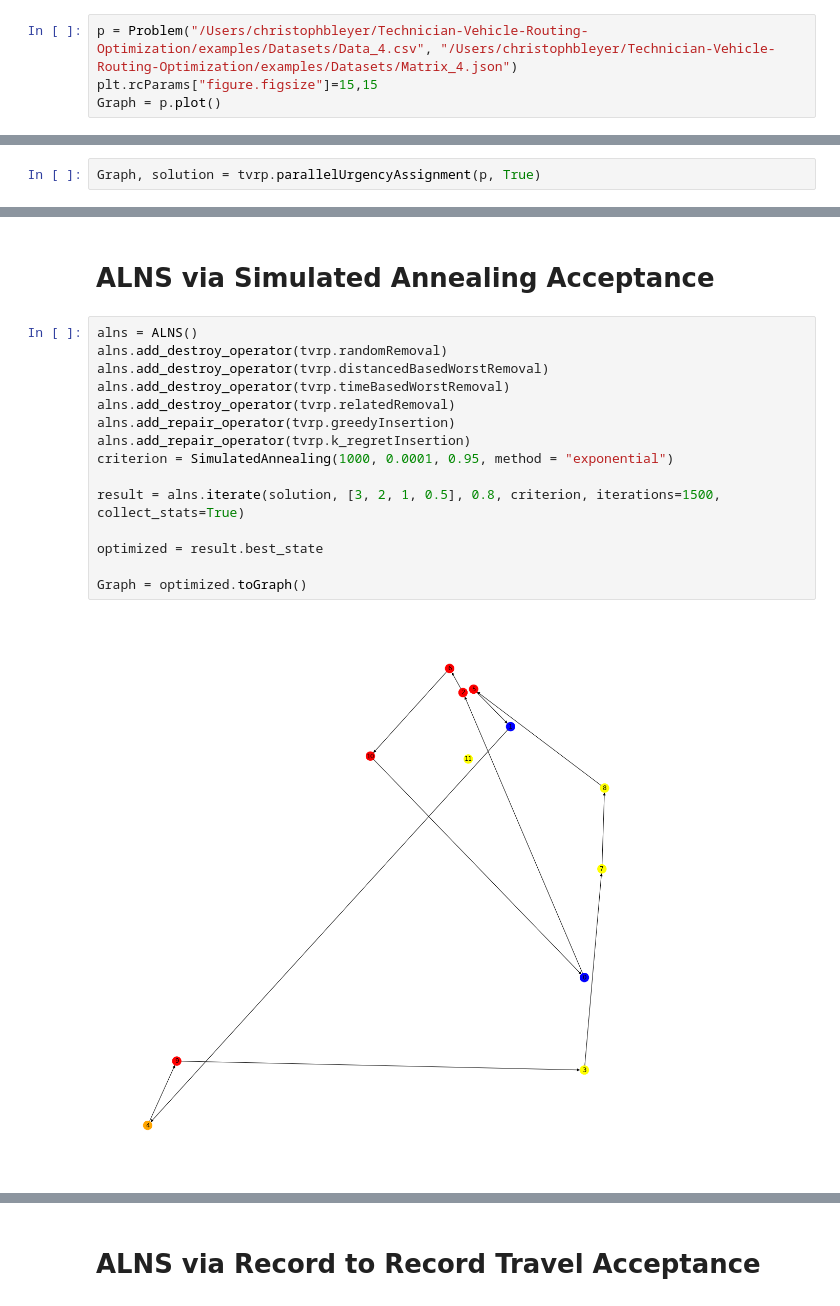
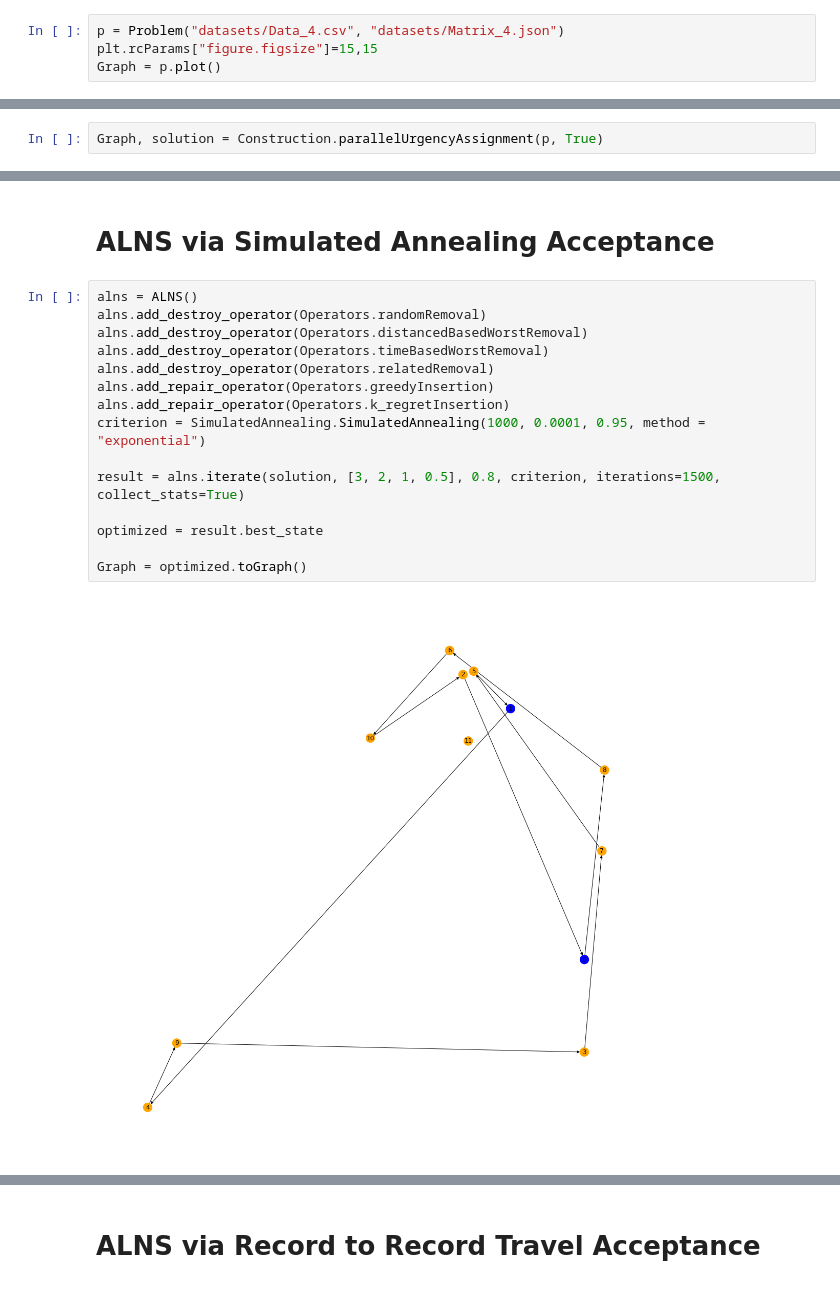
Before and after one commit to ChristophBleyer/ALNS, a Jupyter notebook: examples/Technician Vehicle Routing Optimization 2.ipynb, the cells around one changed output, grey strips where cells are left out. Saved outputs shown, nothing was run; the diff lists cells and outputs as text.

```diff
--- a/examples/Technician Vehicle Routing Optimization 2.ipynb
+++ b/examples/Technician Vehicle Routing Optimization 2.ipynb
@@ -7,7 +7,7 @@ import alns.TVRPAlgorithms as tvrp
 from alns.ALNS import ALNS
 from alns.criteria import HillClimbing, SimulatedAnnealing, RecordToRecordTravel, ThresholdAcceptance
 # %%
-p = Problem("/Users/christophbleyer/Technician-Vehicle-Routing-Optimization/examples/Datasets/Data_4.csv", "/Users/christophbleyer/Technician-Vehicle-Routing-Optimization/examples/Datasets/Matrix_4.json")
+p = Problem("datasets/Data_4.csv", "datasets/Matrix_4.json")
 plt.rcParams["figure.figsize"]=15,15
 Graph = p.plot()
 # %% [output]
@@ -15,5 +15,5 @@ Graph = p.plot()
 # %% [markdown]
 # Urgency Assignment via asymetric normalized tansini affinity
 # %%
-Graph, solution = tvrp.parallelUrgencyAssignment(p, True)
+Graph, solution = Construction.parallelUrgencyAssignment(p, True)
 # %% [output]
@@ -77,21 +77,21 @@ result.plot_operator_counts(figure=figure, title="Operator diagnostics", legend=
  # ALNS via Simulated Annealing Acceptance
 # %%
 alns = ALNS()
-alns.add_destroy_operator(tvrp.randomRemoval)
-alns.add_destroy_operator(tvrp.distancedBasedWorstRemoval)
-alns.add_destroy_operator(tvrp.timeBasedWorstRemoval)
-alns.add_destroy_operator(tvrp.relatedRemoval)
-alns.add_repair_operator(tvrp.greedyInsertion)
-alns.add_repair_operator(tvrp.k_regretInsertion)
-criterion = SimulatedAnnealing(1000, 0.0001, 0.95, method = "exponential")
+alns.add_destroy_operator(Operators.randomRemoval)
+alns.add_destroy_operator(Operators.distancedBasedWorstRemoval)
+alns.add_destroy_operator(Operators.timeBasedWorstRemoval)
+alns.add_destroy_operator(Operators.relatedRemoval)
+alns.add_repair_operator(Operators.greedyInsertion)
+alns.add_repair_operator(Operators.k_regretInsertion)
+criterion = SimulatedAnnealing.SimulatedAnnealing(1000, 0.0001, 0.95, method = "exponential")
 
 result = alns.iterate(solution, [3, 2, 1, 0.5], 0.8, criterion, iterations=1500, collect_stats=True)
 
 optimized = result.best_state
 
 Graph = optimized.toGraph()
 # %% [output]
-[figure, old version]
+[figure, new version]
 # %%
 print("Total objective: ", optimized.objective())
 print("Percent custs in holding after alns",  len(optimized.unassignedRequests)/len(p.demand))
```
Also changed, not shown: parts of 18 cells of this notebook, 31 other files.
